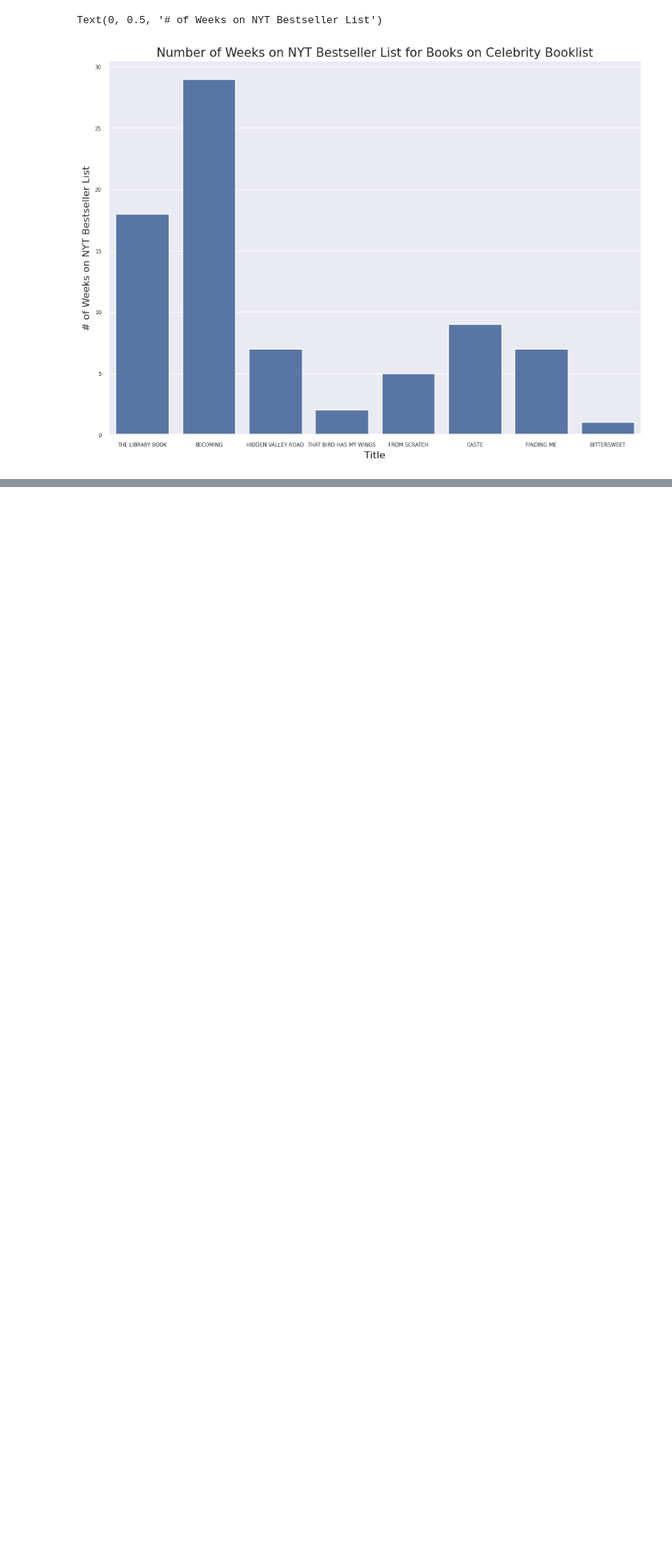
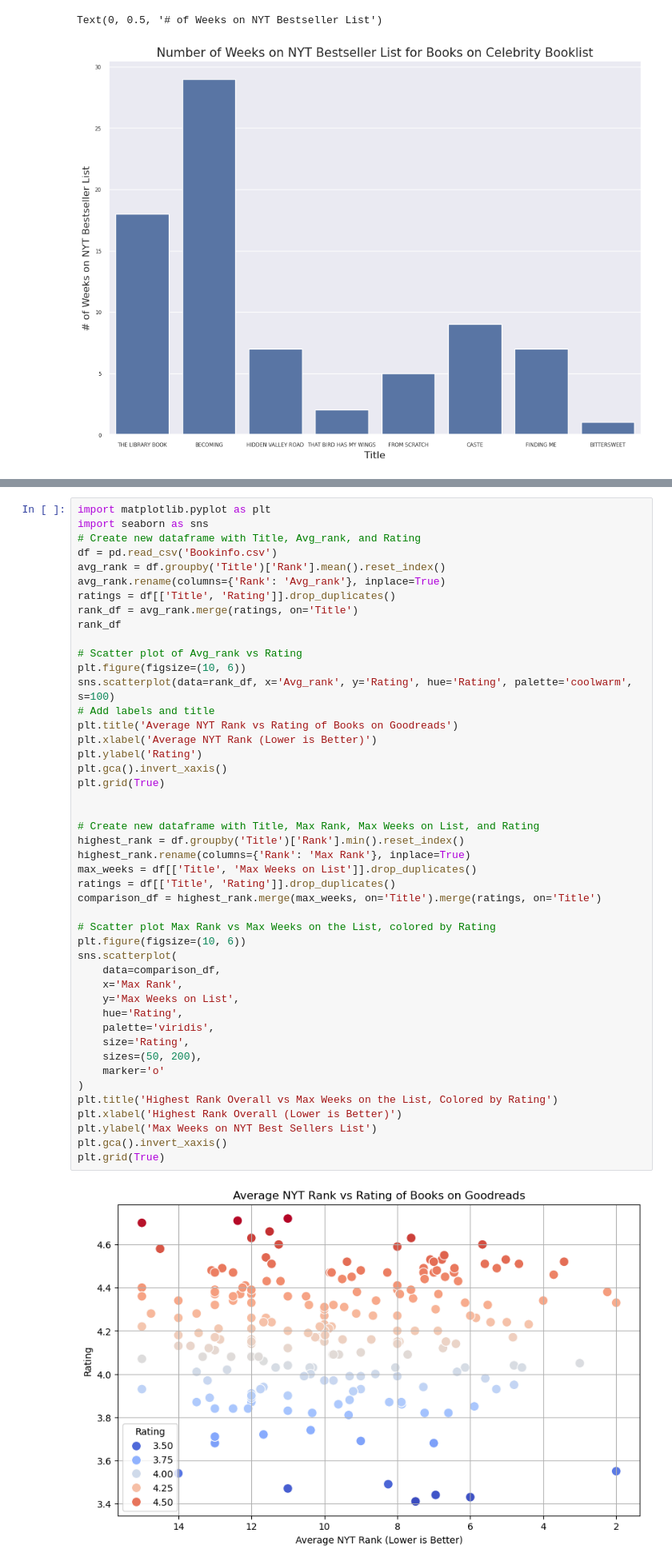
Before and after one commit to satyar2003/cogs-108-project, a Jupyter notebook: EDACheckpoint_Group019-FA24.ipynb, the cells around one changed output, grey strips where cells are left out. Shown at 80% size. Cells and saved outputs as stored; diff of their text form; blank space fills up the shorter version.

```diff
--- a/EDACheckpoint_Group019-FA24.ipynb
+++ b/EDACheckpoint_Group019-FA24.ipynb
@@ -260,0 +267,48 @@ Text(0, 0.5, '# of Weeks on NYT Bestseller List')
+# %%
+import matplotlib.pyplot as plt
+import seaborn as sns
+# Create new dataframe with Title, Avg_rank, and Rating
+df = pd.read_csv('Bookinfo.csv')
+avg_rank = df.groupby('Title')['Rank'].mean().reset_index()
+avg_rank.rename(columns={'Rank': 'Avg_rank'}, inplace=True)
+ratings = df[['Title', 'Rating']].drop_duplicates()
+rank_df = avg_rank.merge(ratings, on='Title')
+rank_df
+
+# Scatter plot of Avg_rank vs Rating
+plt.figure(figsize=(10, 6))
+sns.scatterplot(data=rank_df, x='Avg_rank', y='Rating', hue='Rating', palette='coolwarm', s=100)
+# Add labels and title
+plt.title('Average NYT Rank vs Rating of Books on Goodreads')
+plt.xlabel('Average NYT Rank (Lower is Better)')
+plt.ylabel('Rating')
+plt.gca().invert_xaxis()
+plt.grid(True)
+
+
+# Create new dataframe with Title, Max Rank, Max Weeks on List, and Rating
+highest_rank = df.groupby('Title')['Rank'].min().reset_index()
+highest_rank.rename(columns={'Rank': 'Max Rank'}, inplace=True)
+max_weeks = df[['Title', 'Max Weeks on List']].drop_duplicates()
+ratings = df[['Title', 'Rating']].drop_duplicates()
+comparison_df = highest_rank.merge(max_weeks, on='Title').merge(ratings, on='Title')
+
+# Scatter plot Max Rank vs Max Weeks on the List, colored by Rating
+plt.figure(figsize=(10, 6))
+sns.scatterplot(
+    data=comparison_df,
+    x='Max Rank',
+    y='Max Weeks on List',
+    hue='Rating',
+    palette='viridis',
+    size='Rating',
+    sizes=(50, 200),
+    marker='o'
+)
+plt.title('Highest Rank Overall vs Max Weeks on the List, Colored by Rating')
+plt.xlabel('Highest Rank Overall (Lower is Better)')
+plt.ylabel('Max Weeks on NYT Best Sellers List')
+plt.gca().invert_xaxis()
+plt.grid(True)
+# %% [output]
+[figure, added]
```
Also changed, not shown: parts of 11 cells of this notebook.
